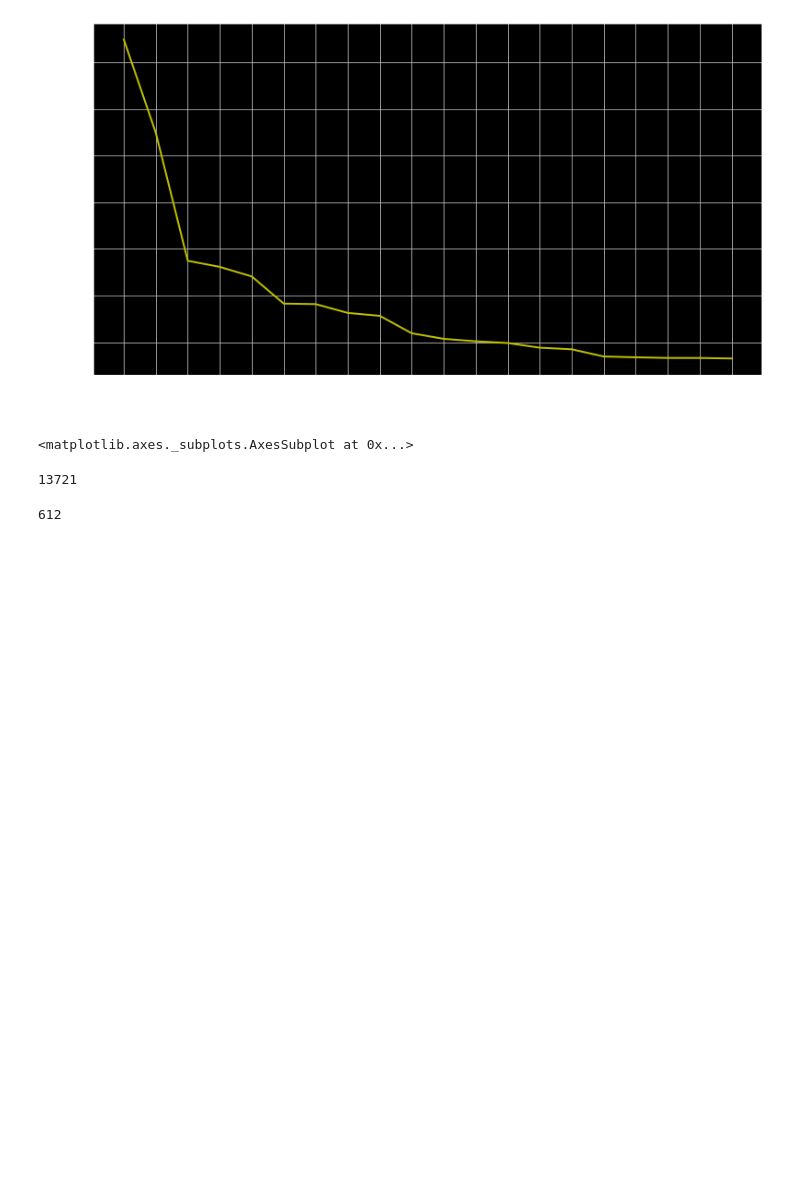
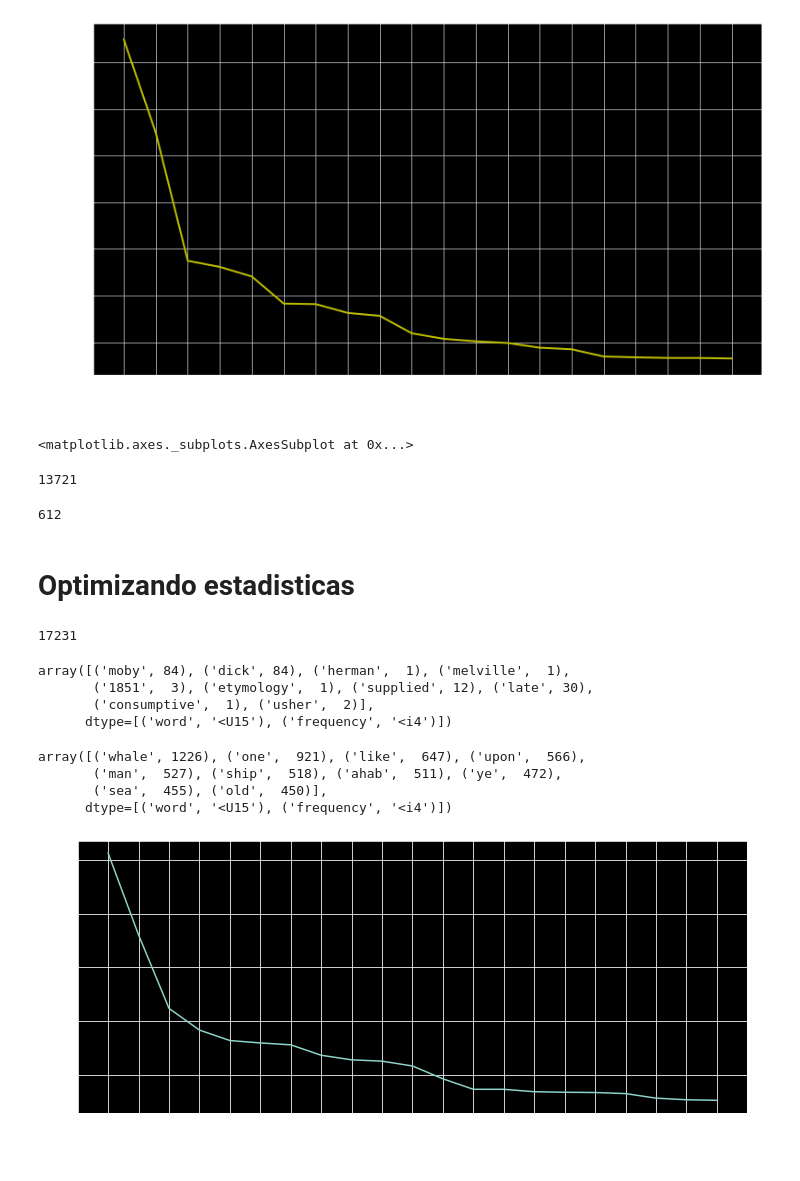
Before and after one commit to AlanVazquez99/Curso-PLATZI-NLP, a Jupyter notebook: 2 estadisticas.ipynb, the cells around one changed output. Saved outputs shown, nothing was run; the diff lists cells and outputs as text; code cells hidden in the pictures; blank space fills up the shorter version.

Commit message:
Improve stadistics of words

```diff
--- a/2 estadisticas.ipynb
+++ b/2 estadisticas.ipynb
@@ -1,8 +1,14 @@
 # %%
 import nltk
+from nltk.corpus import stopwords
 
 nltk.download('book')
+nltk.download('stopwords')
+
+stop_words = stopwords.words('english')
+
 from nltk.book import *
+from nltk.tokenize import word_tokenize
 
 from collections import Counter
 import matplotlib.pyplot as plt
@@ -110,3 +116,57 @@ fdist['the']
 fdist['The']
 # %% [output]
 612
+# %% [markdown]
+# Optimizando estadisticas
+# %%
+def fdist(corpus):
+    pattern = r'\w+(?:-\w+)*'
+    search = re.compile(pattern)
+
+    lower = [word.lower() for word in corpus]
+    counts = Counter(lower)
+
+    for word, count in counts.items():
+        if not search.search(word):
+            continue
+
+        if word not in stop_words:
+            yield word, count
+# %%
+lower = [word.lower() for word in text1]
+counts = Counter(lower)
+len(counts)
+# %% [output]
+17231
+# %%
+dtypes = [('word', 'U15'), ('frequency', int)]
+words = np.array( list(fdist(text1)), dtype=dtypes )
+
+len(words)
+words[:10]
+# %% [output]
+array([('moby', 84), ('dick', 84), ('herman',  1), ('melville',  1),
+       ('1851',  3), ('etymology',  1), ('supplied', 12), ('late', 30),
+       ('consumptive',  1), ('usher',  2)],
+      dtype=[('word', '<U15'), ('frequency', '<i4')])
+# %%
+words = np.sort(words, order='frequency')[::-1]
+words[:10]
+# %% [output]
+array([('whale', 1226), ('one',  921), ('like',  647), ('upon',  566),
+       ('man',  527), ('ship',  518), ('ahab',  511), ('ye',  472),
+       ('sea',  455), ('old',  450)],
+      dtype=[('word', '<U15'), ('frequency', '<i4')])
+# %%
+n_words = 21
+x, y = zip(*words[:n_words])
+
+plt.figure(figsize=(12,5))
+
+plt.plot(x, y)
+
+plt.xticks(x, rotation=60)
+plt.grid()
+plt.show()
+# %% [output]
+[figure, added]
```
Also changed, not shown: parts of 1 cell of this notebook.
